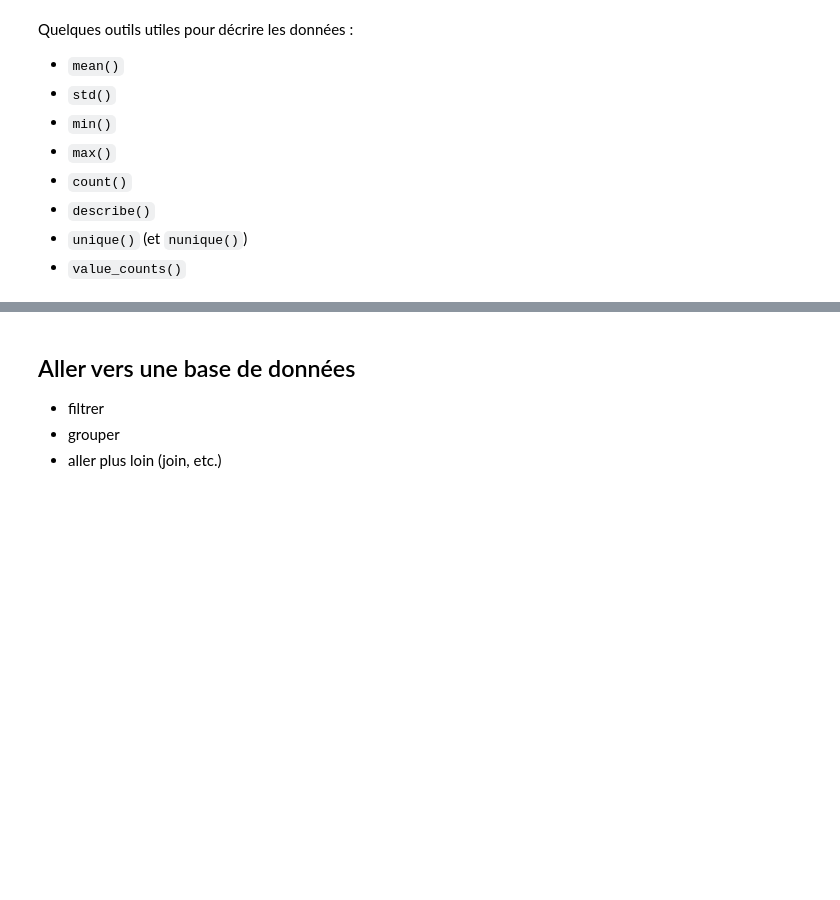
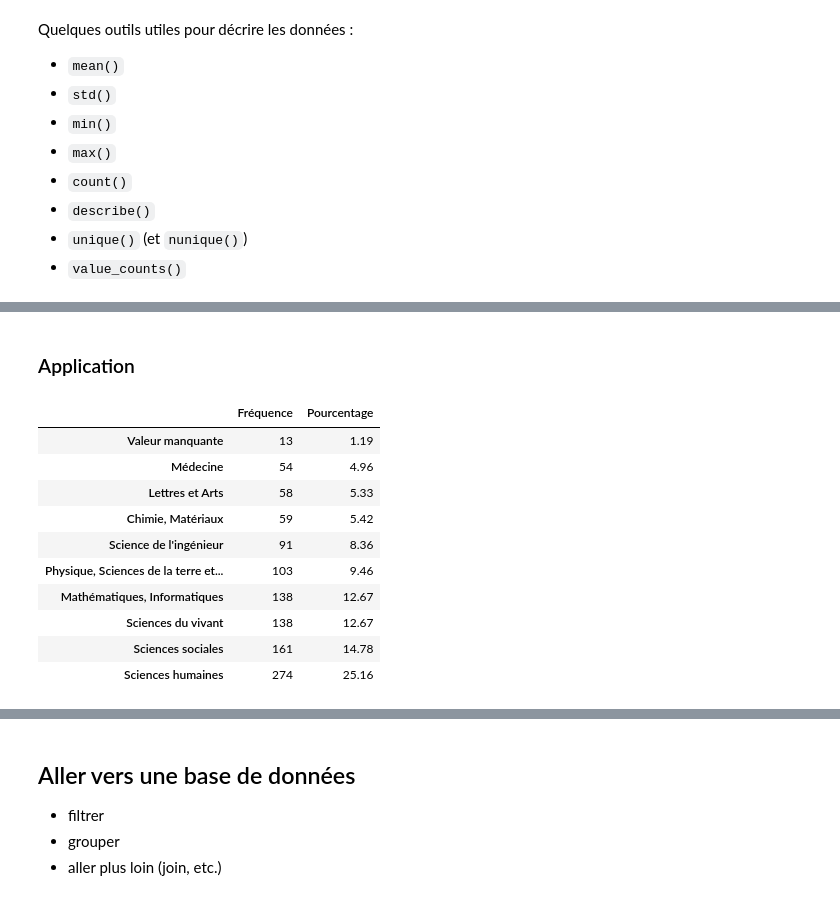
Before and after one commit to pyshs/PUD2024, a Jupyter notebook: M4 Découverte de Pandas/Traitement de données avec Pandas.ipynb, the cells around one changed output, grey strips where cells are left out. Drawn from its saved outputs; the diff is of its cells as text; code cells hidden in the pictures; blank space fills up the shorter version.

```diff
--- a/M4 Découverte de Pandas/Traitement de données avec Pandas.ipynb
+++ b/M4 Découverte de Pandas/Traitement de données avec Pandas.ipynb
@@ -81,0 +226,29 @@ Quelques outils utiles pour décrire les données :
+# %% [markdown]
+### Application
+# %%
+# créer deux comptages
+c1 = df["disciplines_9niv_na"].value_counts()
+c2 = round(100*df["disciplines_9niv_na"].value_counts(normalize=True),2)
+
+# les concaténer ensemble
+tab = pd.concat([c1, c2],axis=1)
+
+# changer le nom des colonnes
+tab.columns = ["Fréquence", "Pourcentage"]
+
+# enregistrer le tableau
+tab.to_excel("tableau.xlsx")
+
+tab.sort_values("Fréquence")
+# %% [output]
+|  | Fréquence | Pourcentage |
+| Valeur manquante | 13 | 1.19 |
+| Médecine | 54 | 4.96 |
+| Lettres et Arts | 58 | 5.33 |
+| Chimie, Matériaux | 59 | 5.42 |
+| Science de l'ingénieur | 91 | 8.36 |
+| Physique, Sciences de la terre et... | 103 | 9.46 |
+| Mathématiques, Informatiques | 138 | 12.67 |
+| Sciences du vivant | 138 | 12.67 |
+| Sciences sociales | 161 | 14.78 |
+| Sciences humaines | 274 | 25.16 |
```
Also changed, not shown: parts of 21 cells of this notebook.
